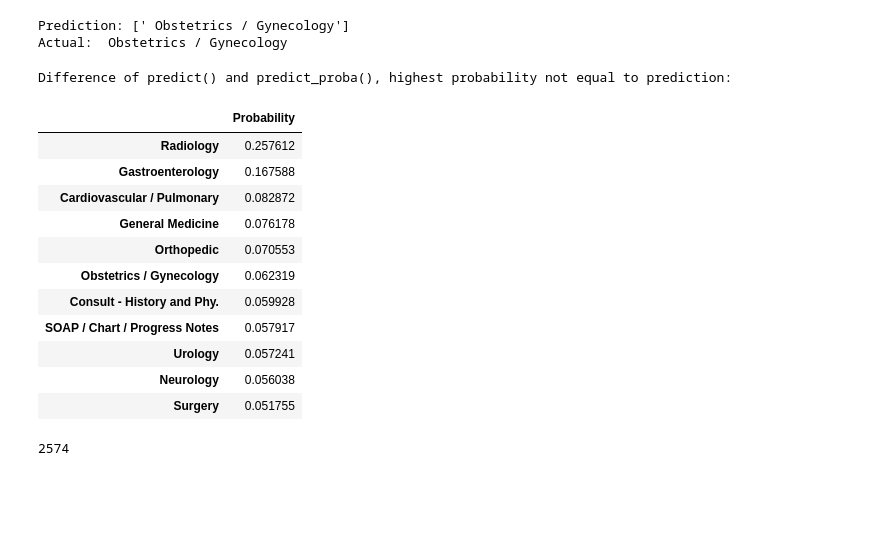
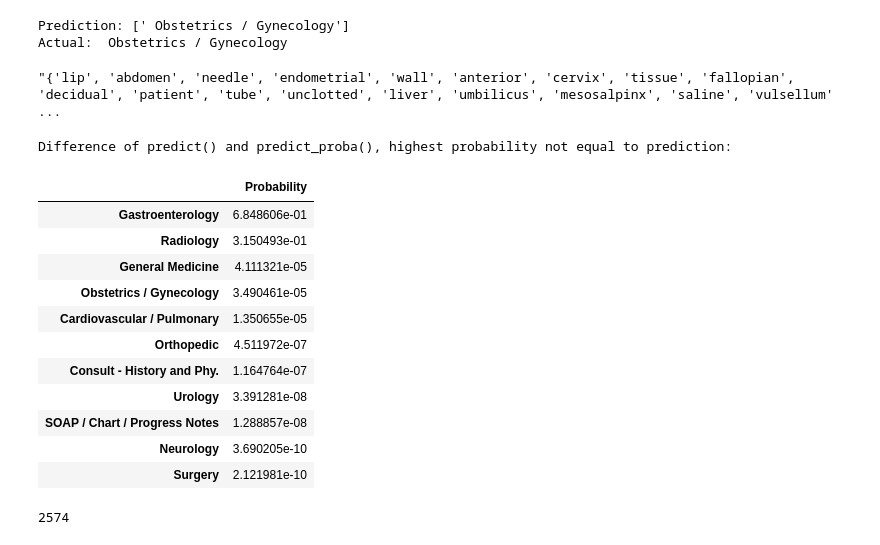
Before and after one commit to Tara-Sophia/NLP_Masterthesis, a Jupyter notebook: notebooks/04-hp-lr-pipeline-lime.ipynb, the cells around one changed output. Saved outputs shown, nothing was run; the diff lists cells and outputs as text; code cells hidden in the pictures; blank space fills up the shorter version.

```diff
--- a/notebooks/04-hp-lr-pipeline-lime.ipynb
+++ b/notebooks/04-hp-lr-pipeline-lime.ipynb
@@ -193,26 +228,31 @@ print("Actual:", y_test[13])
 # %% [output]
 Prediction: [' Obstetrics / Gynecology']
 Actual:  Obstetrics / Gynecology
+# %%
+sample = X_test.iloc[13]
+sample
+# %% [output]
+"{'lip', 'abdomen', 'needle', 'endometrial', 'wall', 'anterior', 'cervix', 'tissue', 'fallopian', 'decidual', 'patient', 'tube', 'unclotted', 'liver', 'umbilicus', 'mesosalpinx', 'saline', 'vulsellum' ...
 # %%
 # Predict probabilities for a sample from test set
 print("Difference of predict() and predict_proba(), highest probability not equal to prediction:")
-prob_array = best_model.predict_proba(X_test)[13,:]
+prob_array = lr.predict_proba(X_test)[13,:]
 prob_df = pd.DataFrame(prob_array, index=category_list, columns=['Probability']).sort_values(by='Probability', ascending=False)
 prob_df
 # %% [output]
 Difference of predict() and predict_proba(), highest probability not equal to prediction:
 |  | Probability |
-| Radiology | 0.257612 |
-| Gastroenterology | 0.167588 |
-| Cardiovascular / Pulmonary | 0.082872 |
-| General Medicine | 0.076178 |
-| Orthopedic | 0.070553 |
-| Obstetrics / Gynecology | 0.062319 |
-| Consult - History and Phy. | 0.059928 |
-| SOAP / Chart / Progress Notes | 0.057917 |
-| Urology | 0.057241 |
-| Neurology | 0.056038 |
-| Surgery | 0.051755 |
+| Gastroenterology | 6.848606e-01 |
+| Radiology | 3.150493e-01 |
+| General Medicine | 4.111321e-05 |
+| Obstetrics / Gynecology | 3.490461e-05 |
+| Cardiovascular / Pulmonary | 1.350655e-05 |
+| Orthopedic | 4.511972e-07 |
+| Consult - History and Phy. | 1.164764e-07 |
+| Urology | 3.391281e-08 |
+| SOAP / Chart / Progress Notes | 1.288857e-08 |
+| Neurology | 3.690205e-10 |
+| Surgery | 2.121981e-10 |
 # %%
 # just for exploration of features, not needed for further code
 X_train_df = X_train.to_frame()
```
Also changed, not shown: parts of 5 cells of this notebook, 3 other files.
